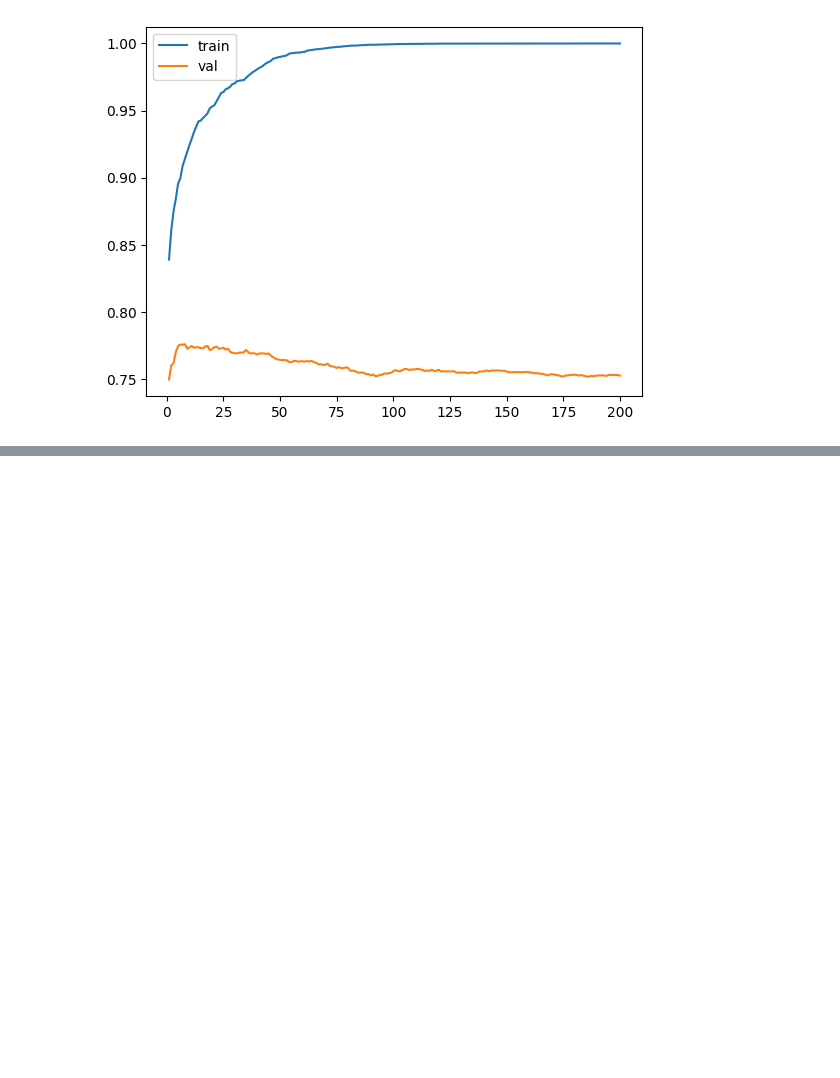
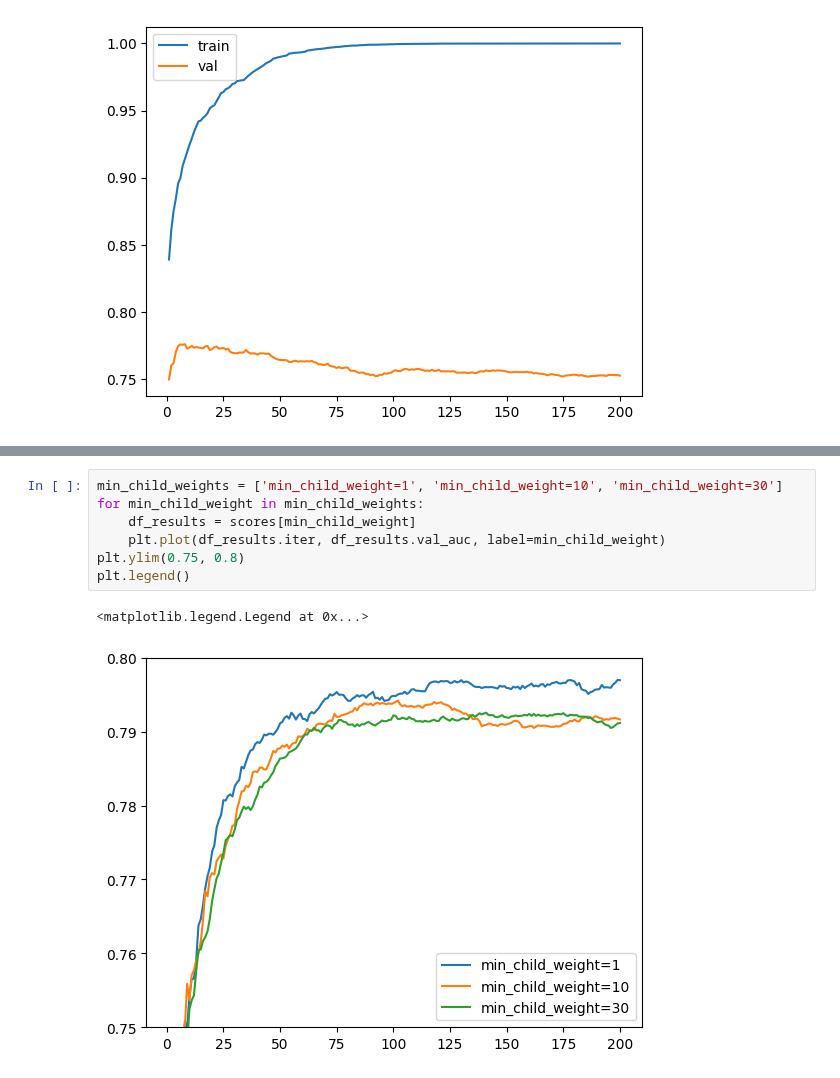
Before and after one commit to moeinforoughi/MLcourse, a Jupyter notebook: 06-credit-scoring-project/credit-scoring-project.ipynb, the cells around one changed output, grey strips where cells are left out. Cells and saved outputs as stored; diff of their text form; blank space fills up the shorter version.

```diff
--- a/06-credit-scoring-project/credit-scoring-project.ipynb
+++ b/06-credit-scoring-project/credit-scoring-project.ipynb
@@ -794,0 +946,10 @@ plt.legend()
+# %%
+min_child_weights = ['min_child_weight=1', 'min_child_weight=10', 'min_child_weight=30']
+for min_child_weight in min_child_weights:
+    df_results = scores[min_child_weight]
+    plt.plot(df_results.iter, df_results.val_auc, label=min_child_weight)
+plt.ylim(0.75, 0.8)
+plt.legend()
+# %% [output]
+<matplotlib.legend.Legend at 0x...>
+[figure, added]
```
Also changed, not shown: parts of 31 cells of this notebook, 1 other file.
